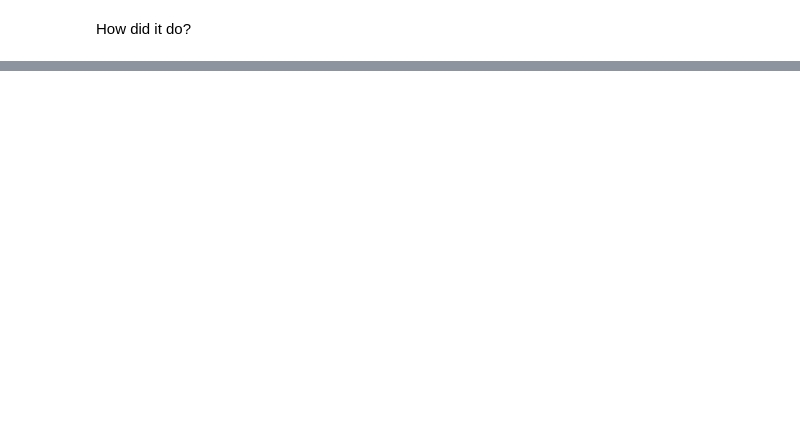
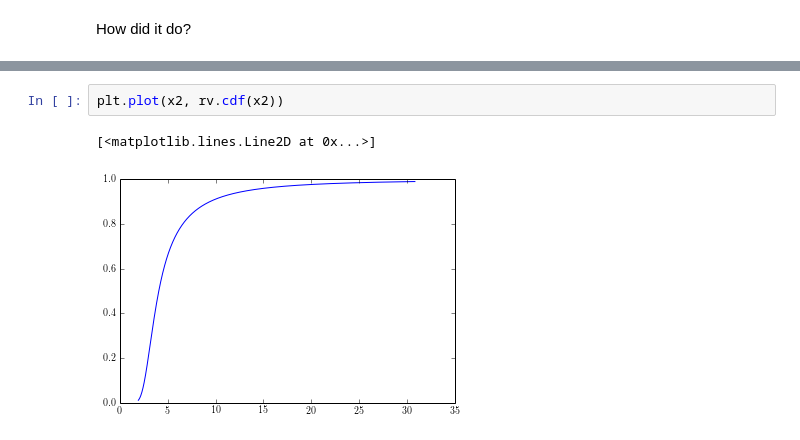
Before and after one commit to Astroua/plndist, a Jupyter notebook: DPLogNorm.ipynb, the cells around one changed output, grey strips where cells are left out. Cells and saved outputs as stored; diff of their text form; blank space fills up the shorter version.

```diff
--- a/DPLogNorm.ipynb
+++ b/DPLogNorm.ipynb
@@ -68,0 +109,5 @@ plt.plot(x, dpln.pdf(x, *fit))
+# %%
+plt.plot(x2, rv.cdf(x2))
+# %% [output]
+[<matplotlib.lines.Line2D at 0x...>]
+[figure, added]
```
Also changed, not shown: parts of 14 cells of this notebook, 2 other files.
